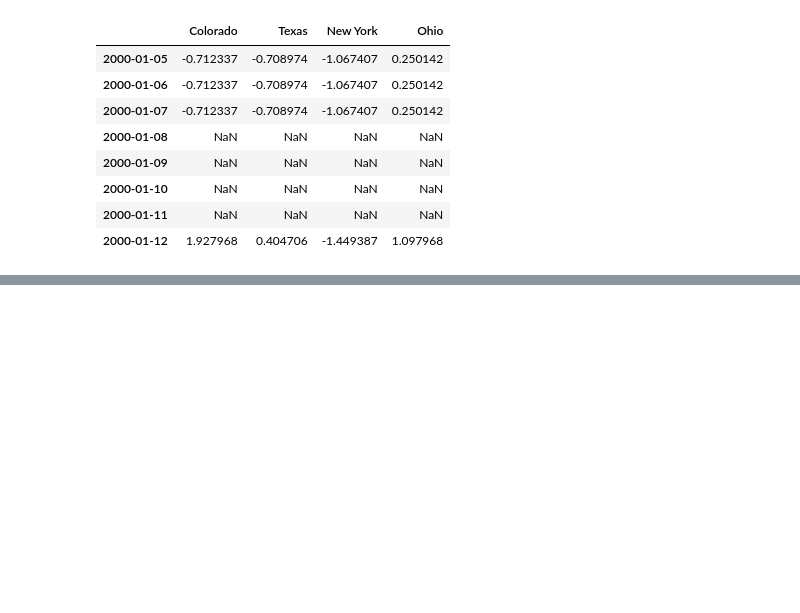
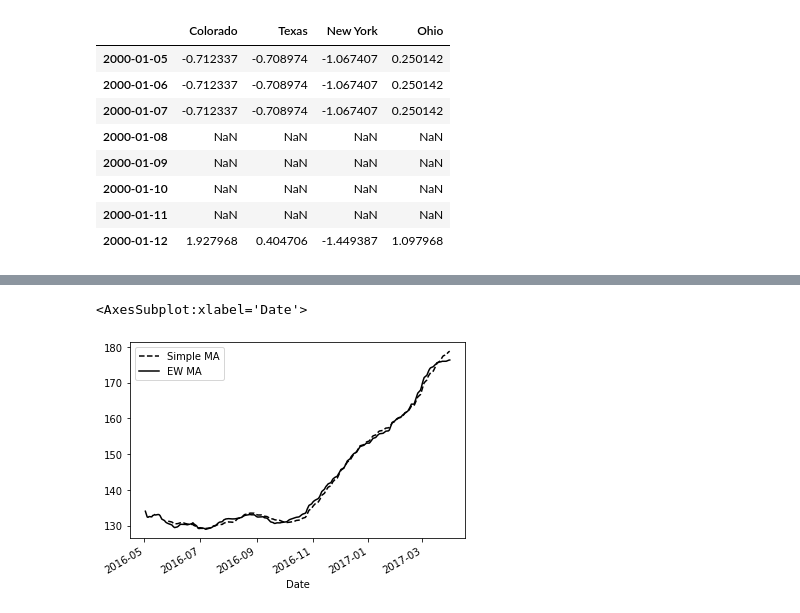
Before and after one commit to MuayThaiLegz/Py_DataAnalysis, a Jupyter notebook: DataAnalysis_ChapterEleven.ipynb, the cells around one changed output, grey strips where cells are left out. Drawn from its saved outputs; the diff is of its cells as text; code cells hidden in the pictures; blank space fills up the shorter version.

```diff
--- a/DataAnalysis_ChapterEleven.ipynb
+++ b/DataAnalysis_ChapterEleven.ipynb
@@ -1154,0 +1194,28 @@ tickers_df.rolling(250).std().plot()
+# %%
+"""
+Exponentially Weighted Functions
+An alternative to using a static window size with equally weighted observations
+is to specify a constant decay factor to give more weight to more recent obsevations,
+
+SInce an exponentially weighted statistic places more weight on more recent observations,
+it adapts aster to changes compareed with the equal-weighted version
+
+pandas has the ewm operator to go along with rolling and expanding.
+Here's an example comparing a 60-day moving average of a stock price an EW moving ave with spand=60
+"""
+
+
+BA_px = tickers_df.BA['2016/5':'2017/3']
+
+
+ma60 = BA_px.rolling(30, min_periods=20).mean()
+
+
+ewma60 = BA_px.ewm(span=30).mean()
+
+ma60.plot(style='k--', label='Simple MA', legend='best')
+
+ewma60.plot(style='k-', label='EW MA', legend='best')
+# %% [output]
+<AxesSubplot:xlabel='Date'>
+[figure, added]
```
Also changed, not shown: parts of 7 cells of this notebook.
